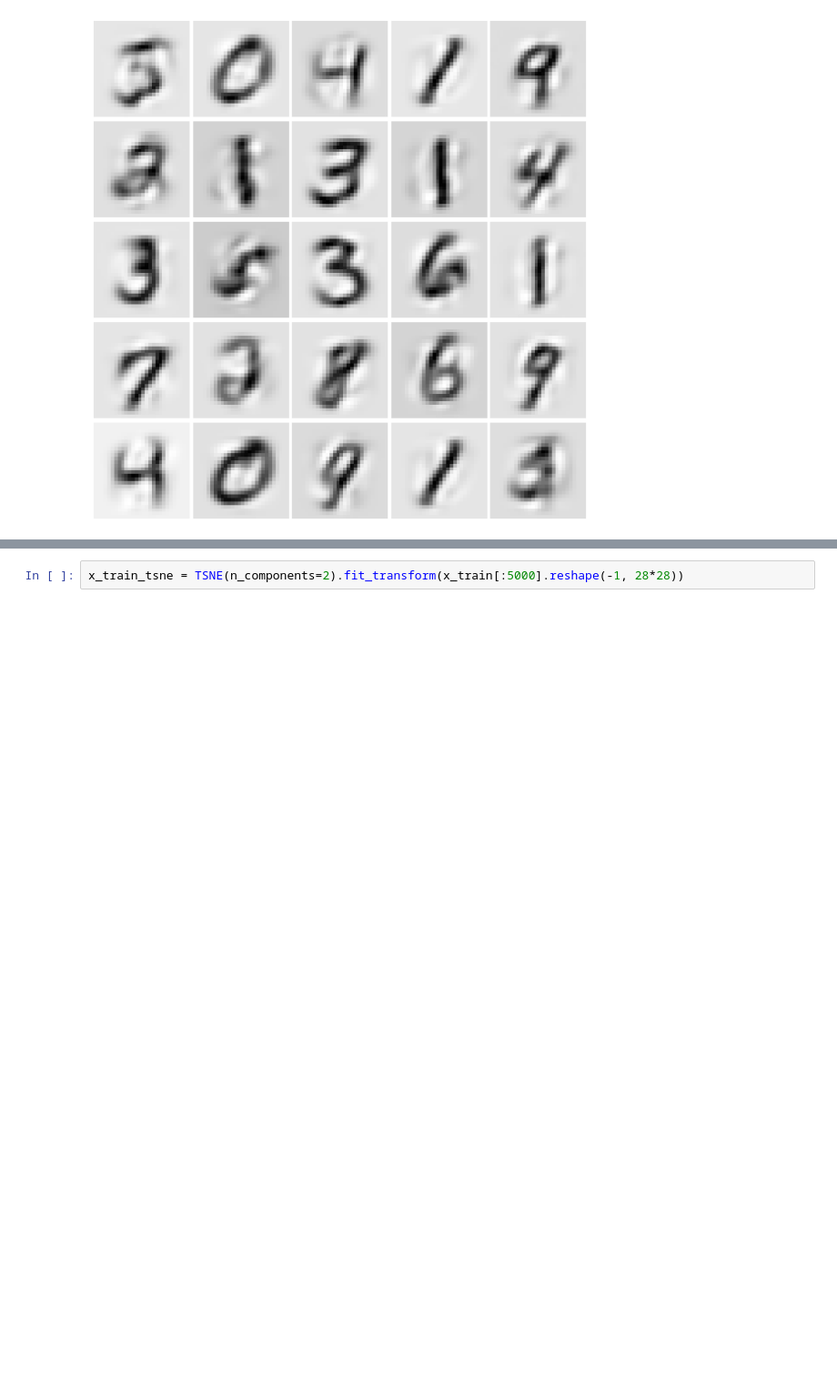
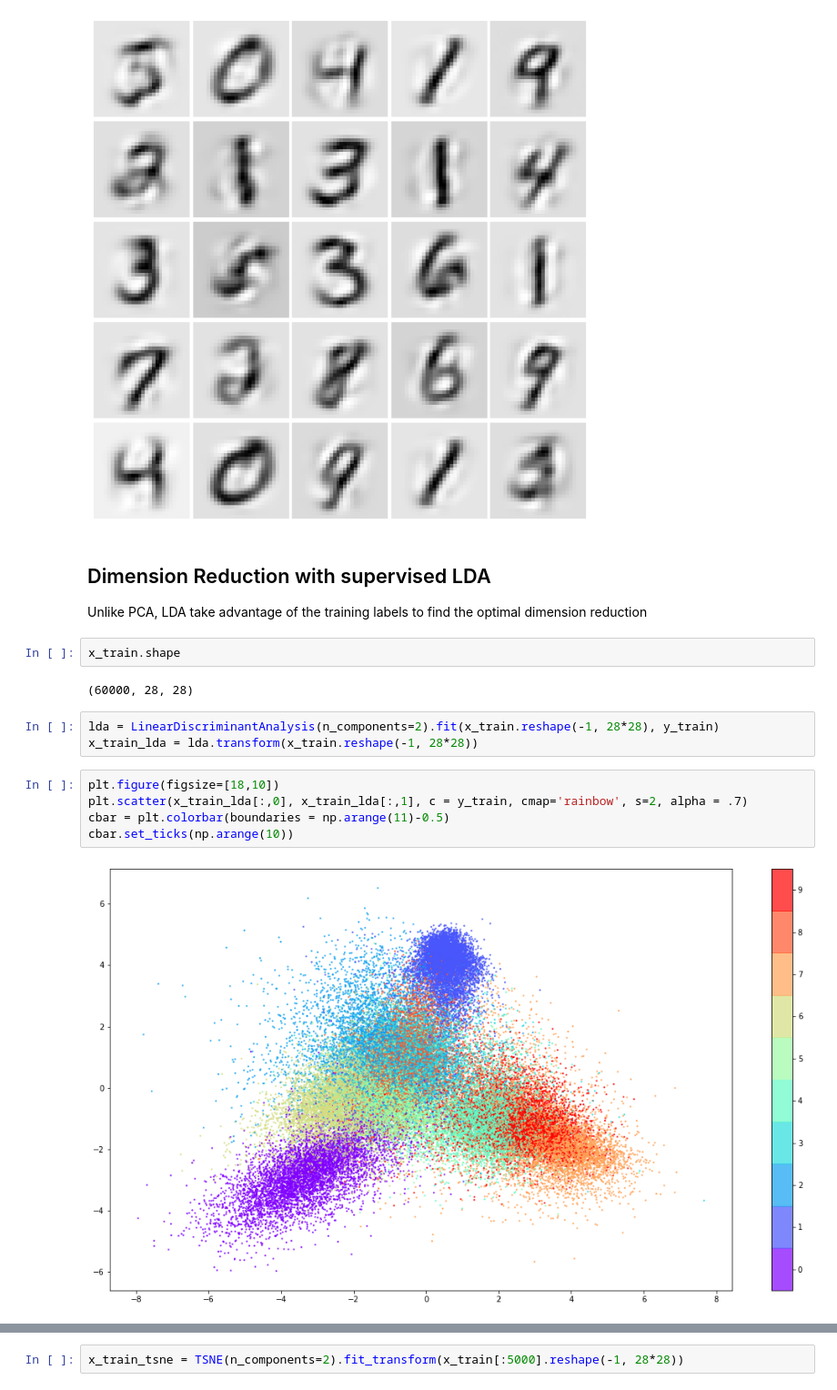
Before and after one commit to ablaikie103/image-classification-project, a Jupyter notebook: MNIST-dimension-reduction.ipynb, the cells around one changed output, grey strips where cells are left out. Shown at 91% size. Saved outputs shown, nothing was run; the diff lists cells and outputs as text; blank space fills up the shorter version.

Commit message:
Added LDA dimension reduction

```diff
--- a/MNIST-dimension-reduction.ipynb
+++ b/MNIST-dimension-reduction.ipynb
@@ -108,3 +108,20 @@ plt.setp(axes, xticks=[], yticks=[], frame_on=False)
 plt.tight_layout(h_pad=0.5, w_pad=0.01)
 # %% [output]
 [figure]
+# %% [markdown]
+## Dimension Reduction with supervised LDA
+Unlike PCA, LDA take advantage of the training labels to find the optimal dimension reduction
+# %%
+x_train.shape
+# %% [output]
+(60000, 28, 28)
+# %%
+lda = LinearDiscriminantAnalysis(n_components=2).fit(x_train.reshape(-1, 28*28), y_train)
+x_train_lda = lda.transform(x_train.reshape(-1, 28*28))
+# %%
+plt.figure(figsize=[18,10])
+plt.scatter(x_train_lda[:,0], x_train_lda[:,1], c = y_train, cmap='rainbow', s=2, alpha = .7)
+cbar = plt.colorbar(boundaries = np.arange(11)-0.5)
+cbar.set_ticks(np.arange(10))
+# %% [output]
+[figure, added]
```
Also changed, not shown: parts of 7 cells of this notebook.
